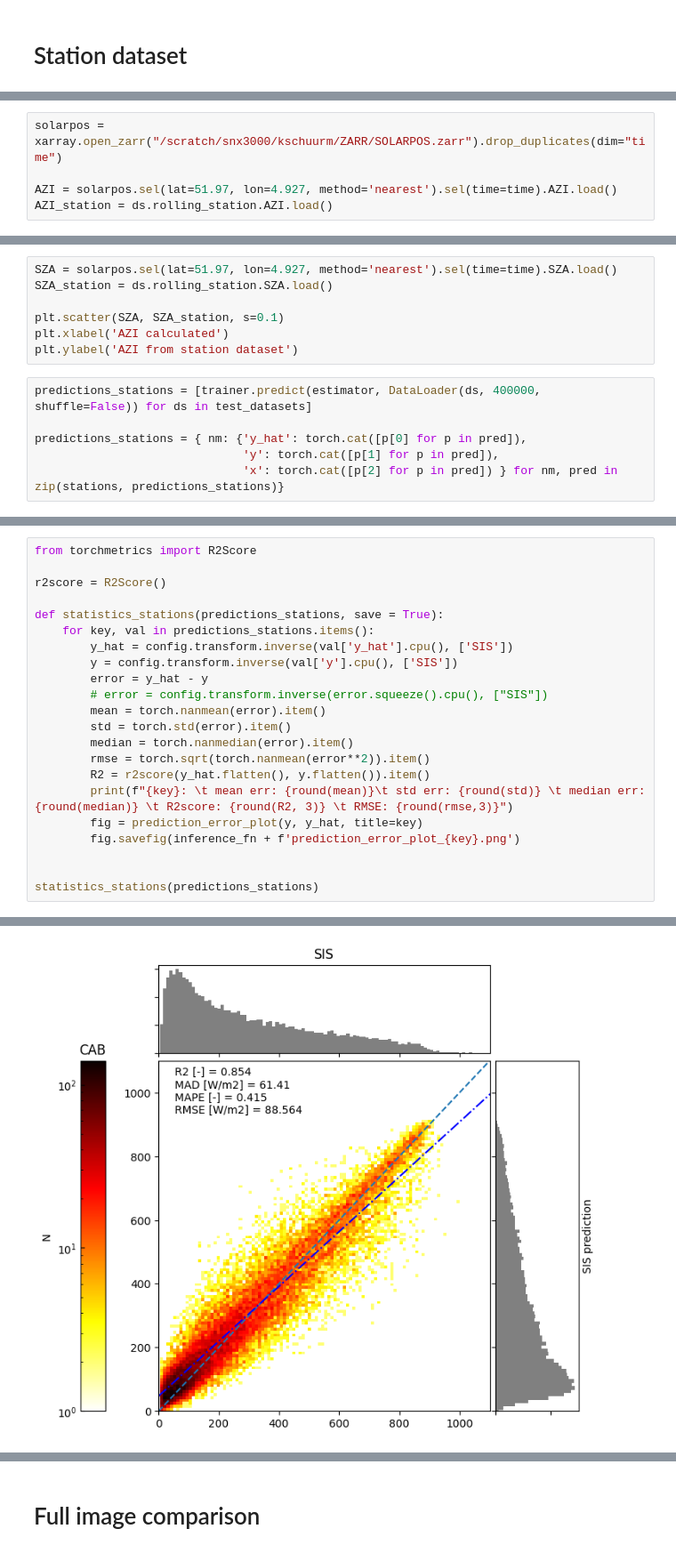
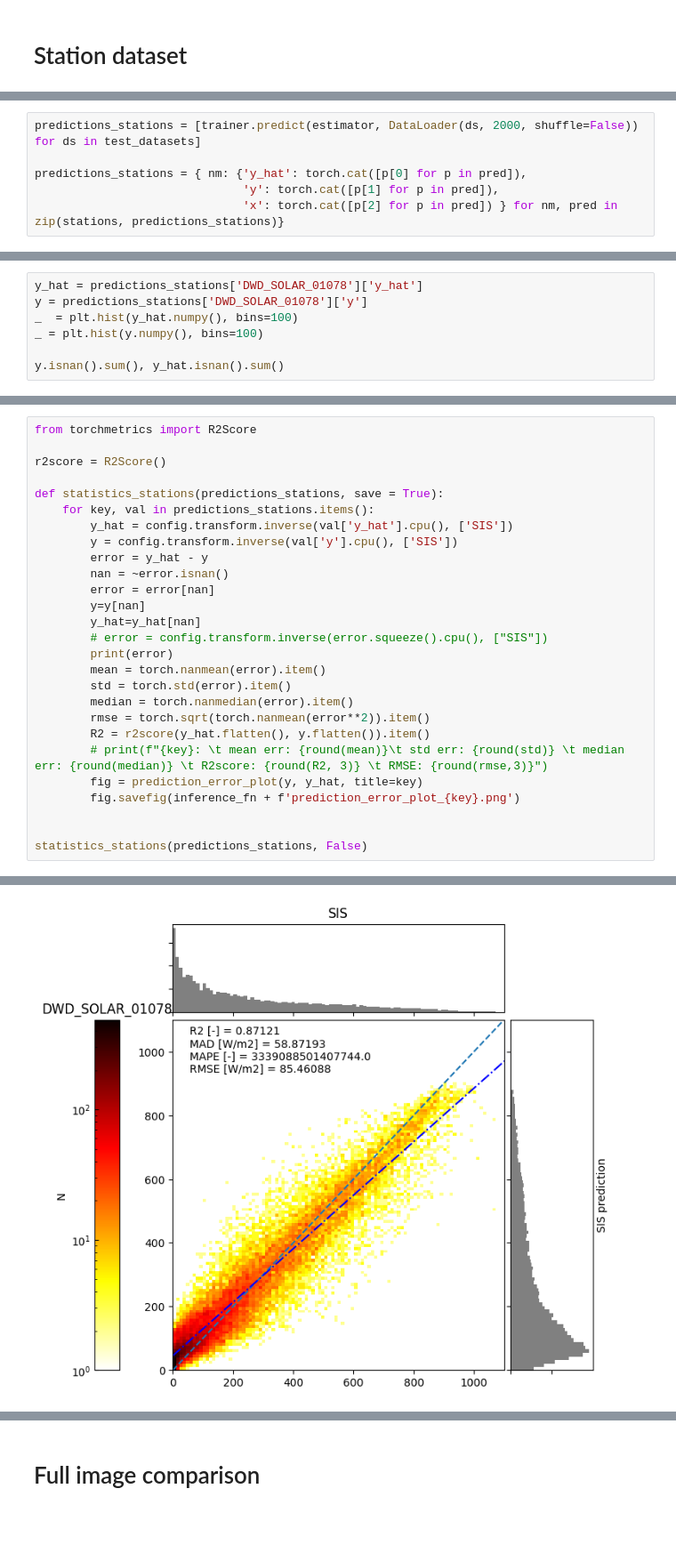
Before and after one commit to KRS-dev/irradiance_estimation, a Jupyter notebook: inference/inference.ipynb, the cells around one changed output, grey strips where cells are left out. Shown: that part at 89% size. Drawn from its saved outputs; the diff is of its cells as text; blank space fills up the shorter version.

Commit message:
station_dataset, start inference different stations

```diff
--- a/inference/inference.ipynb
+++ b/inference/inference.ipynb
@@ -240,5 +219,0 @@ test_datasets = [
-# %%
-solarpos = xarray.open_zarr("/scratch/snx3000/kschuurm/ZARR/SOLARPOS.zarr").drop_duplicates(dim="time")
-
-AZI = solarpos.sel(lat=51.97, lon=4.927, method='nearest').sel(time=time).AZI.load()
-AZI_station = ds.rolling_station.AZI.load()
@@ -249,12 +220,5 @@ plt.ylabel('AZI from station dataset')
-# %%
-SZA = solarpos.sel(lat=51.97, lon=4.927, method='nearest').sel(time=time).SZA.load()
-SZA_station = ds.rolling_station.SZA.load()
-
-plt.scatter(SZA, SZA_station, s=0.1)
-plt.xlabel('AZI calculated')
-plt.ylabel('AZI from station dataset')
 # %%
-predictions_stations = [trainer.predict(estimator, DataLoader(ds, 400000, shuffle=False)) for ds in test_datasets]
+predictions_stations = [trainer.predict(estimator, DataLoader(ds, 2000, shuffle=False)) for ds in test_datasets]
 
 predictions_stations = { nm: {'y_hat': torch.cat([p[0] for p in pred]),
                               'y': torch.cat([p[1] for p in pred]),
@@ -261,0 +228,7 @@ predictions_stations = { nm: {'y_hat': torch.cat([p[0] for p in pred]),
+# %%
+y_hat = predictions_stations['DWD_SOLAR_01078']['y_hat']
+y = predictions_stations['DWD_SOLAR_01078']['y']
+_  = plt.hist(y_hat.numpy(), bins=100)
+_ = plt.hist(y.numpy(), bins=100)
+
+y.isnan().sum(), y_hat.isnan().sum()
@@ -269,16 +245,21 @@ def statistics_stations(predictions_stations, save = True):
         y_hat = config.transform.inverse(val['y_hat'].cpu(), ['SIS'])
         y = config.transform.inverse(val['y'].cpu(), ['SIS'])
         error = y_hat - y
+        nan = ~error.isnan()
+        error = error[nan]
+        y=y[nan]
+        y_hat=y_hat[nan]
         # error = config.transform.inverse(error.squeeze().cpu(), ["SIS"])
+        print(error)
         mean = torch.nanmean(error).item()
         std = torch.std(error).item()
         median = torch.nanmedian(error).item()
         rmse = torch.sqrt(torch.nanmean(error**2)).item()
         R2 = r2score(y_hat.flatten(), y.flatten()).item()
-        print(f"{key}: \t mean err: {round(mean)}\t std err: {round(std)} \t median err: {round(median)} \t R2score: {round(R2, 3)} \t RMSE: {round(rmse,3)}")
+        # print(f"{key}: \t mean err: {round(mean)}\t std err: {round(std)} \t median err: {round(median)} \t R2score: {round(R2, 3)} \t RMSE: {round(rmse,3)}")
         fig = prediction_error_plot(y, y_hat, title=key)
         fig.savefig(inference_fn + f'prediction_error_plot_{key}.png')
 
 
-statistics_stations(predictions_stations)
+statistics_stations(predictions_stations, False)
 # %% [output]
@@ -295 +267 @@ VIS:     mean err: -10   std err: 148    median err: -3          R2score: 0.729
-[figure, old version]
+[figure, new version]
```
Also changed, not shown: parts of 8 cells of this notebook, 1 other file.
